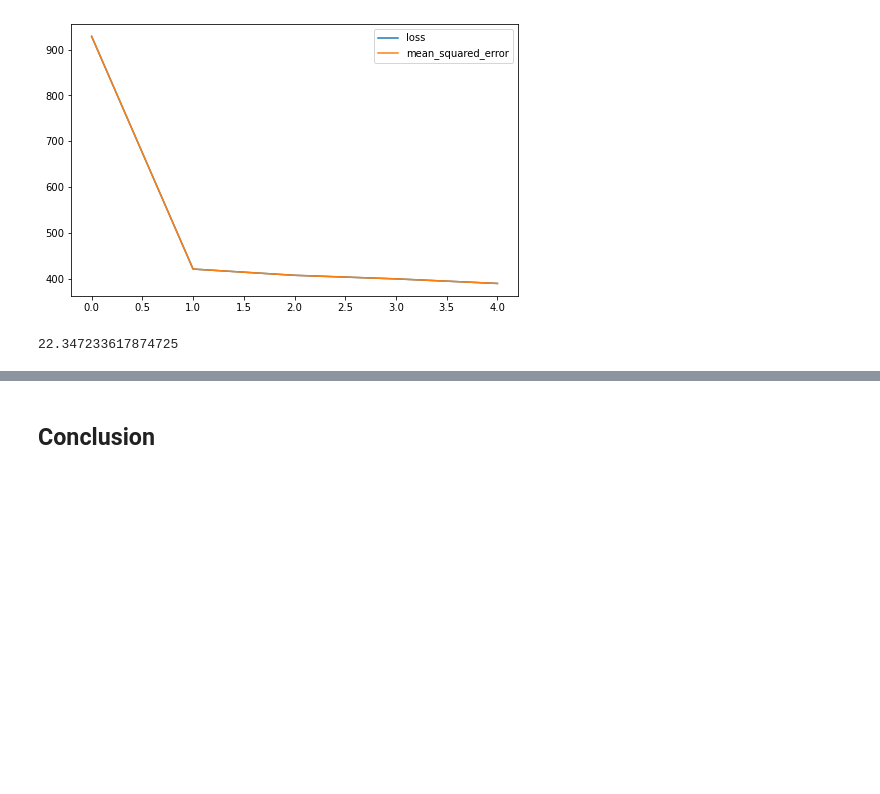
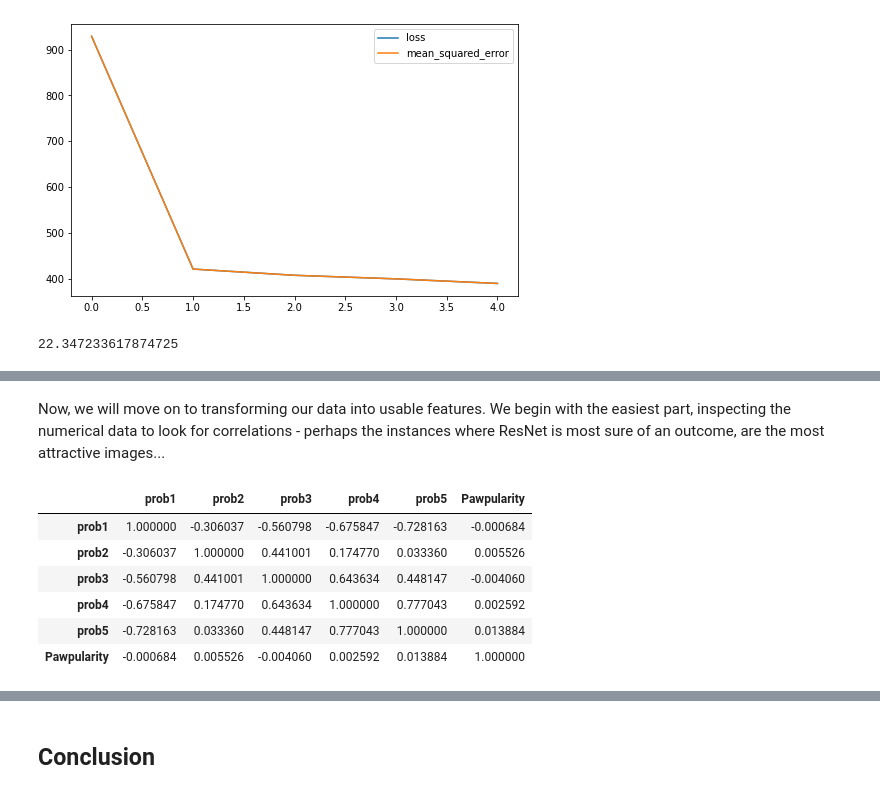
Before and after one commit to Sombrero7/pawpularity-contest, a Jupyter notebook: main_notebook.ipynb, the cells around one changed output, grey strips where cells are left out. Saved outputs shown, nothing was run; the diff lists cells and outputs as text; code cells hidden in the pictures; blank space fills up the shorter version.

```diff
--- a/main_notebook.ipynb
+++ b/main_notebook.ipynb
@@ -935,0 +960,33 @@ mean_squared_error(y_img_test, y_img_preds, squared=False)
+# %%
+# create pre-tuned ResNet50 object
+rn50 = ResNet50(weights='imagenet')
+# %%
+# get predictions on data
+rn50_preds = decode_predictions(rn50.predict(X_img))
+# %%
+# extract information from rn50_preds
+rn50_preds_clean = []
+rn50_probs_clean = []
+
+for i in range(len(rn50_preds)):
+
+    items_list = []
+    probs_list = []
+
+    for j in range(5):
+
+        item_pred = rn50_preds[i][j][1]
+        items_list.append(item_pred)
+
+        prob_pred = rn50_preds[i][j][2]
+        probs_list.append(prob_pred)
+
+    rn50_preds_clean.append(items_list)
+    rn50_probs_clean.append(probs_list)
+# %%
+# create DataFrames with the newly created data
+df_rn50_preds = pd.DataFrame(rn50_preds_clean, columns=['pred' + str(i) for i in range(1,6)])
+df_rn50_probs = pd.DataFrame(rn50_probs_clean, columns=['prob' + str(i) for i in range(1,6)])
+
+df_rn50_preds = pd.concat([df_rn50_preds, df['Pawpularity']], axis=1)
+df_rn50_probs = pd.concat([df_rn50_probs, df['Pawpularity']], axis=1)
@@ -935,0 +1027,13 @@ mean_squared_error(y_img_test, y_img_preds, squared=False)
+# %% [markdown]
+Now, we will move on to transforming our data into usable features. We begin with the easiest part, inspecting the numerical data to look for correlations - perhaps the instances where ResNet is most sure of an outcome, are the most attractive images...
+# %%
+# inspect correlations of probabilities.
+df_rn50_probs.corr()
+# %% [output]
+|  | prob1 | prob2 | prob3 | prob4 | prob5 | Pawpularity |
+| prob1 | 1.000000 | -0.306037 | -0.560798 | -0.675847 | -0.728163 | -0.000684 |
+| prob2 | -0.306037 | 1.000000 | 0.441001 | 0.174770 | 0.033360 | 0.005526 |
+| prob3 | -0.560798 | 0.441001 | 1.000000 | 0.643634 | 0.448147 | -0.004060 |
+| prob4 | -0.675847 | 0.174770 | 0.643634 | 1.000000 | 0.777043 | 0.002592 |
+| prob5 | -0.728163 | 0.033360 | 0.448147 | 0.777043 | 1.000000 | 0.013884 |
+| Pawpularity | -0.000684 | 0.005526 | -0.004060 | 0.002592 | 0.013884 | 1.000000 |
```
Also changed, not shown: parts of 30 cells of this notebook, 1 other file.
